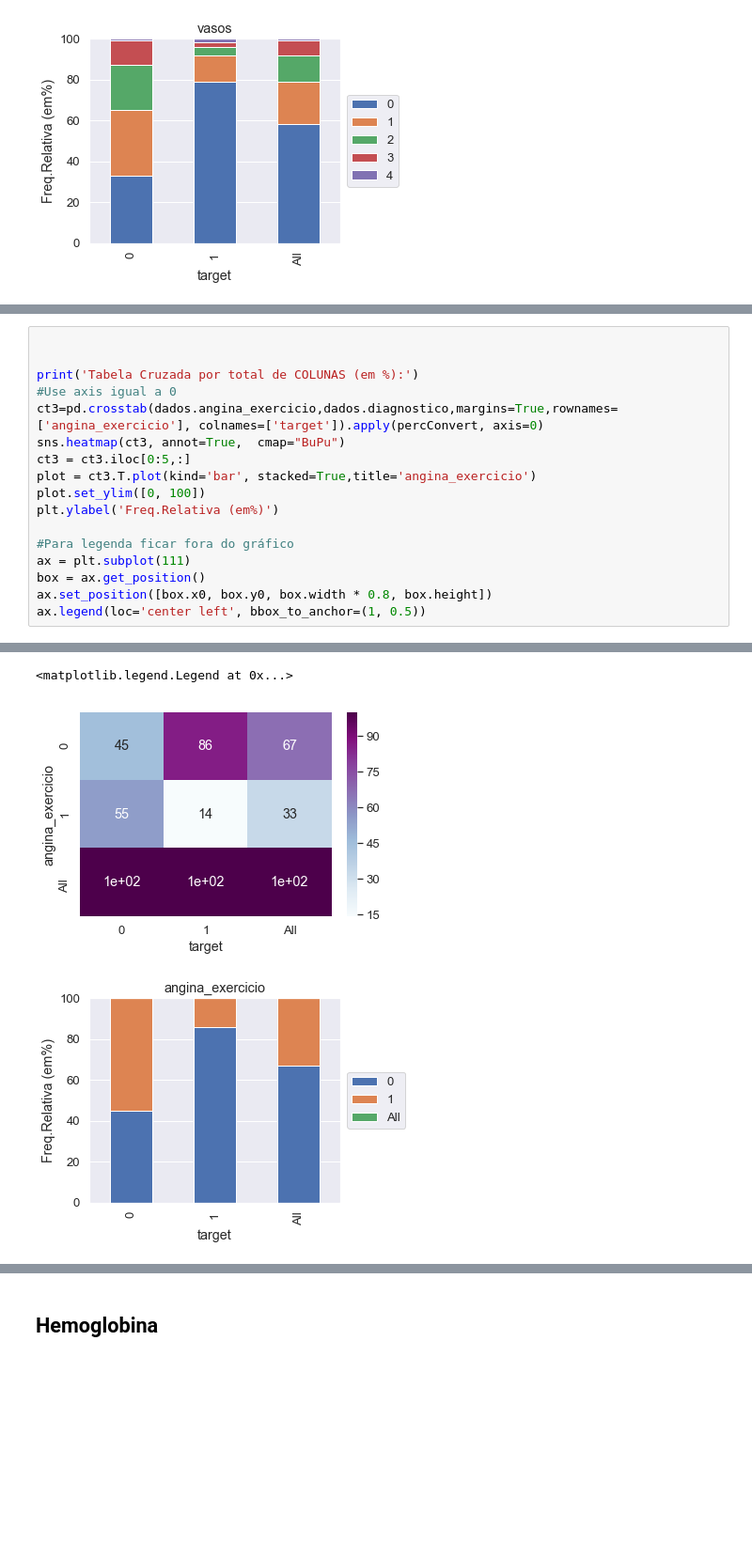
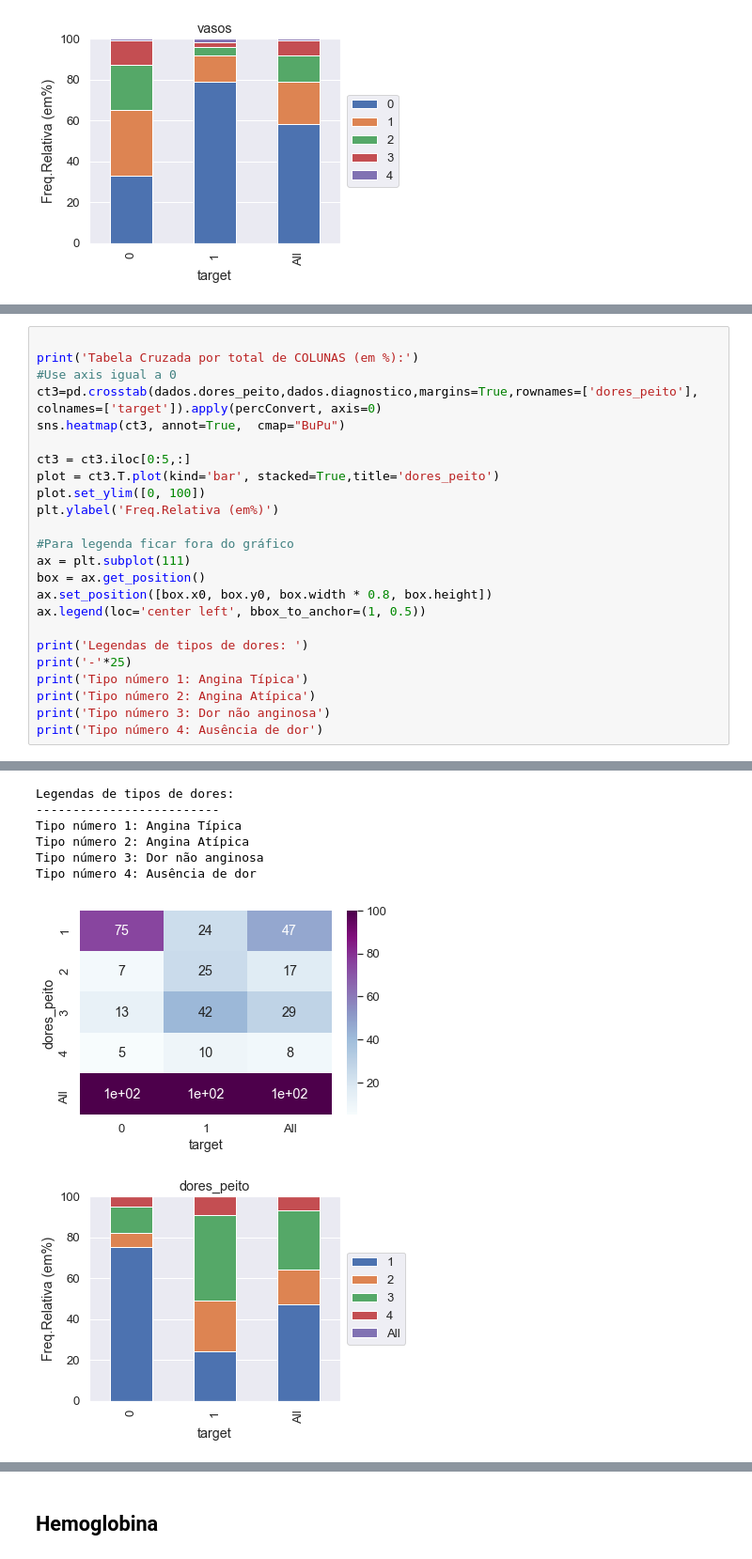
Before and after one commit to gabriellaec/CD-P3, a Jupyter notebook: P3-Entrega3.ipynb, the cells around one changed output, grey strips where cells are left out. Shown at 94% size. Drawn from its saved outputs; the diff is of its cells as text; blank space fills up the shorter version.

```diff
--- a/P3-Entrega3.ipynb
+++ b/P3-Entrega3.ipynb
@@ -498,24 +511,36 @@ Adding an axes using the same arguments as a previous axes currently reuses the
 # %%
-
 
 print('Tabela Cruzada por total de COLUNAS (em %):')
 #Use axis igual a 0
-ct3=pd.crosstab(dados.angina_exercicio,dados.diagnostico,margins=True,rownames=['angina_exercicio'], colnames=['target']).apply(percConvert, axis=0)
+ct3=pd.crosstab(dados.dores_peito,dados.diagnostico,margins=True,rownames=['dores_peito'], colnames=['target']).apply(percConvert, axis=0)
 sns.heatmap(ct3, annot=True,  cmap="BuPu")
+
 ct3 = ct3.iloc[0:5,:]
-plot = ct3.T.plot(kind='bar', stacked=True,title='angina_exercicio')
+plot = ct3.T.plot(kind='bar', stacked=True,title='dores_peito')
 plot.set_ylim([0, 100])
 plt.ylabel('Freq.Relativa (em%)')
 
 #Para legenda ficar fora do gráfico
 ax = plt.subplot(111)
 box = ax.get_position()
 ax.set_position([box.x0, box.y0, box.width * 0.8, box.height])
 ax.legend(loc='center left', bbox_to_anchor=(1, 0.5))
+
+print('Legendas de tipos de dores: ')
+print('-'*25)
+print('Tipo número 1: Angina Típica')
+print('Tipo número 2: Angina Atípica')
+print('Tipo número 3: Dor não anginosa')
+print('Tipo número 4: Ausência de dor')
 # %% [output]
 Tabela Cruzada por total de COLUNAS (em %):
 Adding an axes using the same arguments as a previous axes currently reuses the earlier instance.  In a future version, a new instance will always be created and returned.  Meanwhile, this warning can ...
   "Adding an axes using the same arguments as a previous axes "
-<matplotlib.legend.Legend at 0x...>
+Legendas de tipos de dores:
+-------------------------
+Tipo número 1: Angina Típica
+Tipo número 2: Angina Atípica
+Tipo número 3: Dor não anginosa
+Tipo número 4: Ausência de dor
-[figure, old version]
+[figure, new version]
-[figure, old version]
+[figure, new version]
```
Also changed, not shown: parts of 19 cells of this notebook.
